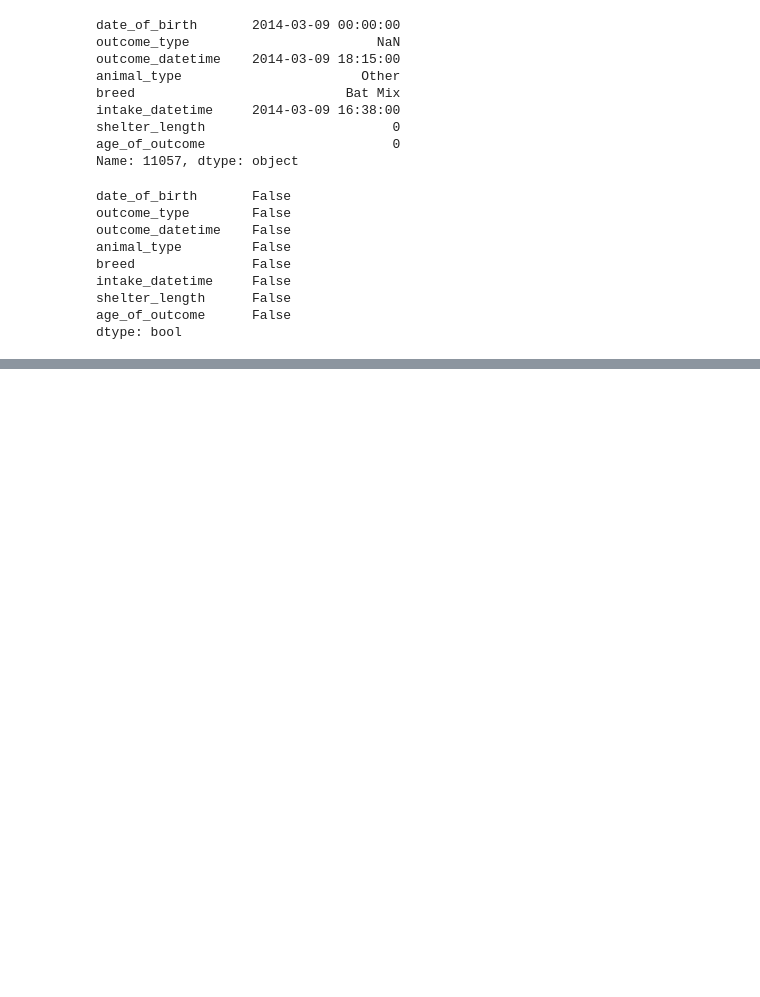
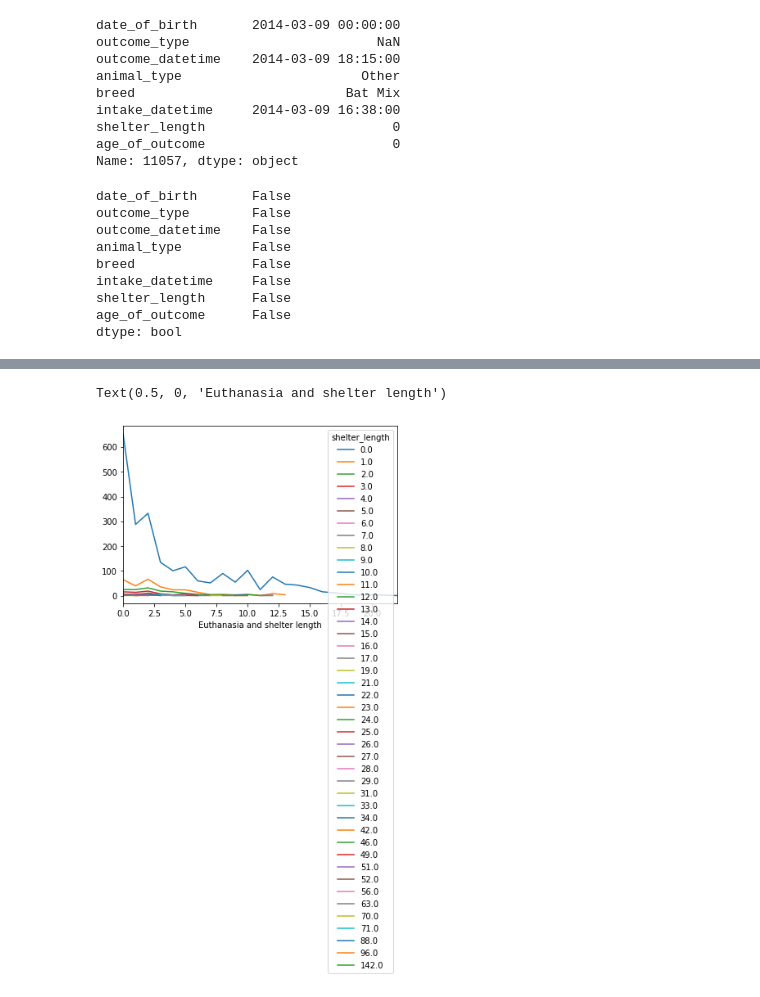
Before and after one commit to laceymaefield/Springboard_DSC, a Jupyter notebook: Data_wrangling.ipynb, the cells around one changed output, grey strips where cells are left out. Cells and saved outputs as stored; diff of their text form; code cells hidden in the pictures; blank space fills up the shorter version.

```diff
--- a/Data_wrangling.ipynb
+++ b/Data_wrangling.ipynb
@@ -199,0 +275,7 @@ aac.head()
+# %%
+# you can see that the majority of euthanized animals were in the shelter less than 1 year, leading me to think illness/ disease
+aac3.reset_index().groupby(['age_of_outcome', 'shelter_length'])['outcome_type'].count().unstack().plot()
+plt.xlabel('Euthanasia and shelter length')
+# %% [output]
+Text(0.5, 0, 'Euthanasia and shelter length')
+[figure, added]
```
Also changed, not shown: parts of 18 cells of this notebook.
